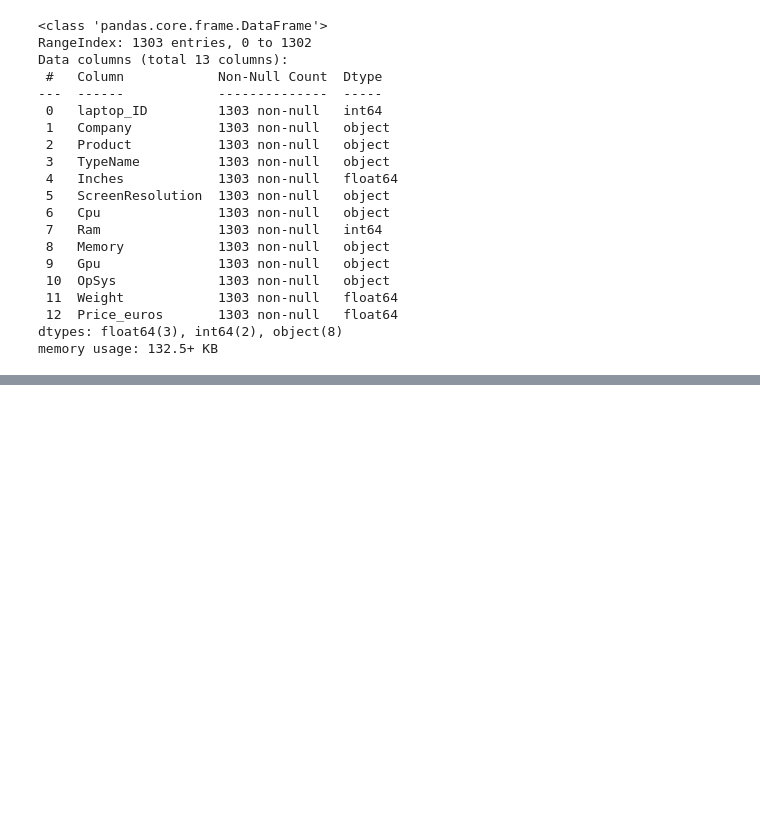
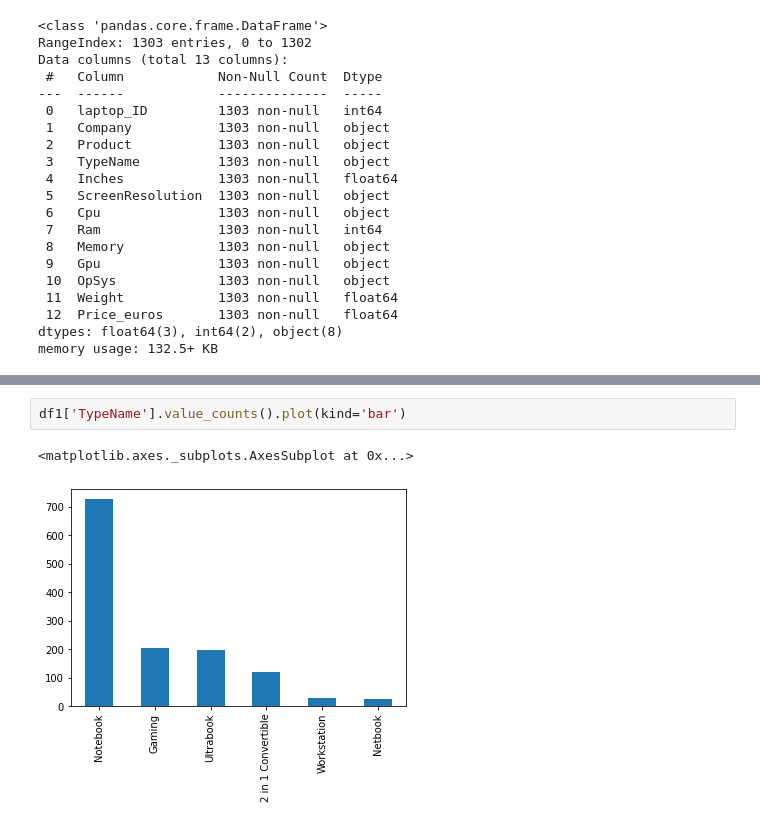
Before and after one commit to adi271001/Nastech-Internship, a Jupyter notebook: rnsit2.ipynb, the cells around one changed output, grey strips where cells are left out. Saved outputs shown, nothing was run; the diff lists cells and outputs as text; blank space fills up the shorter version.

```diff
--- a/rnsit2.ipynb
+++ b/rnsit2.ipynb
@@ -730,0 +590,5 @@ plt.xticks(rotation='vertical')
+# %%
+df1['TypeName'].value_counts().plot(kind='bar')
+# %% [output]
+<matplotlib.axes._subplots.AxesSubplot at 0x...>
+[figure, added]
```
Also changed, not shown: parts of 46 cells of this notebook.
